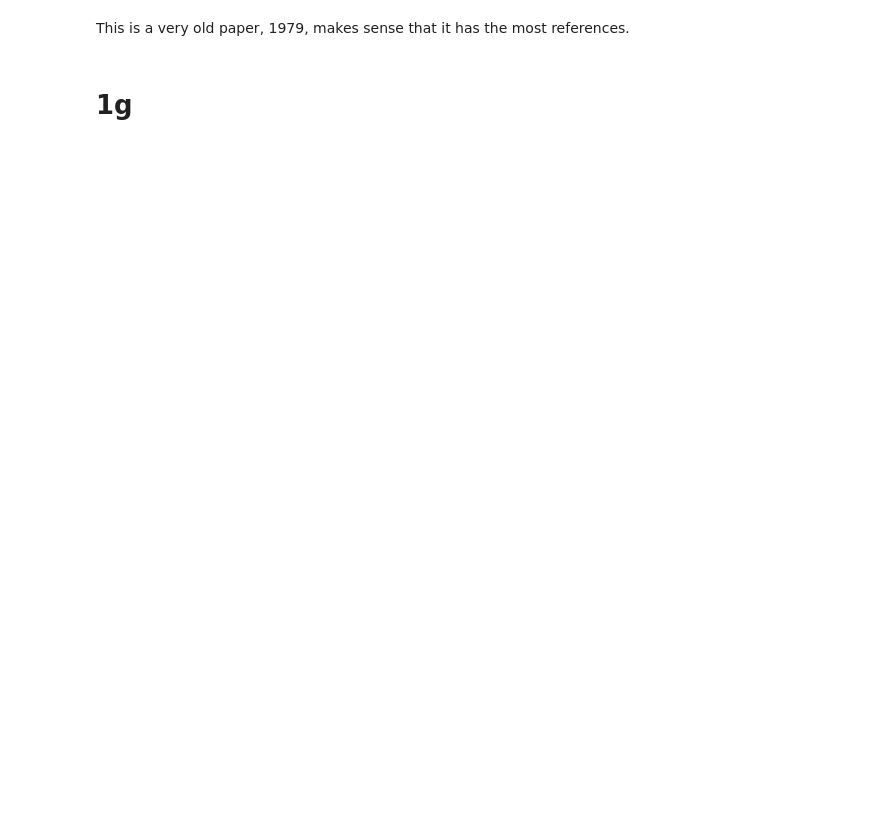
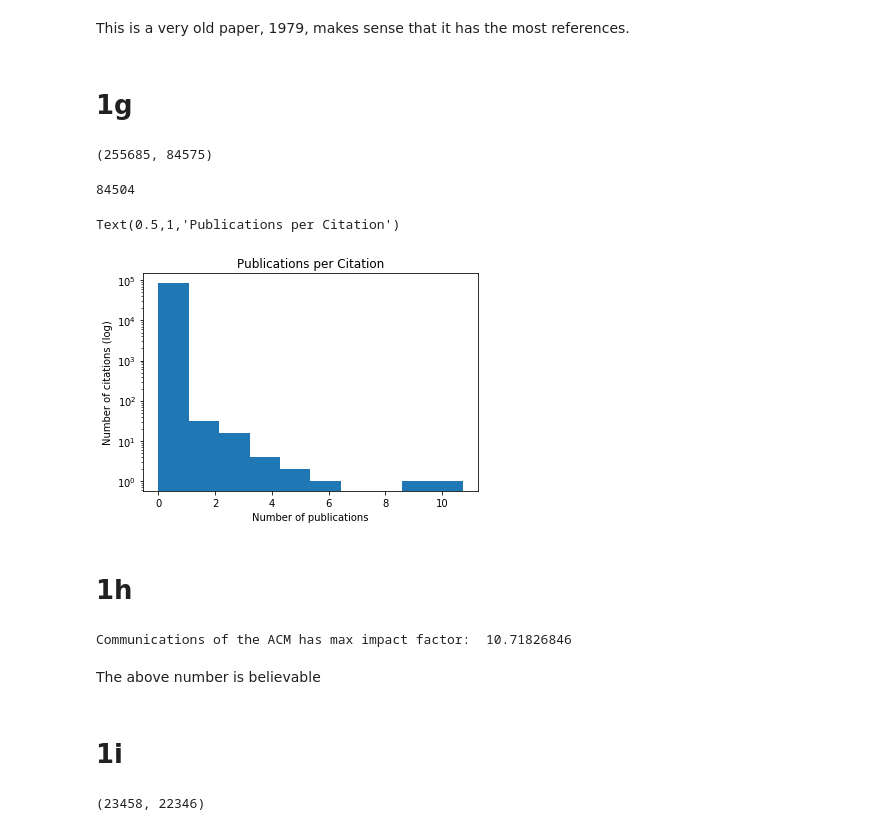
Before and after one commit to DarkestFloyd/CS6220, a Jupyter notebook: notebooks/Aminer.ipynb, the cells around one changed output. Saved outputs shown, nothing was run; the diff lists cells and outputs as text; code cells hidden in the pictures; blank space fills up the shorter version.

```diff
--- a/notebooks/Aminer.ipynb
+++ b/notebooks/Aminer.ipynb
@@ -211,0 +262,33 @@ def citations_per_venue():
+# %%
+len(publication_counts), len(citations_per_venue_counter)
+# %% [output]
+(255685, 84575)
+# %%
+impact = {}
+for value in tqdm(citations_per_venue_counter.most_common()):
+    if value[0] in publication_counts:
+        impact[value[0]] = value[1]/publication_counts[0]
+# %%
+len(impact)
+# %% [output]
+84504
+# %%
+plt.hist(impact.values())
+plt.yscale('log', nonposy='clip')
+plt.xlabel('Number of publications')
+plt.ylabel('Number of citations (log)')
+plt.title('Publications per Citation')
+# %% [output]
+Text(0.5,1,'Publications per Citation')
+[figure, added]
+# %% [markdown]
+# 1h
+# %%
+max_key = max(impact, key=lambda i: impact[i])
+print(max_key, "has max impact factor: ", impact[max_key])
+# %% [output]
+Communications of the ACM has max impact factor:  10.71826846
+# %% [markdown]
+The above number is believable
+# %% [markdown]
+# 1i
@@ -211,0 +301,4 @@ def citations_per_venue():
+# %%
+len(sub_publication_count), len(impact_10)
+# %% [output]
+(23458, 22346)
```
Also changed, not shown: parts of 43 cells of this notebook.
